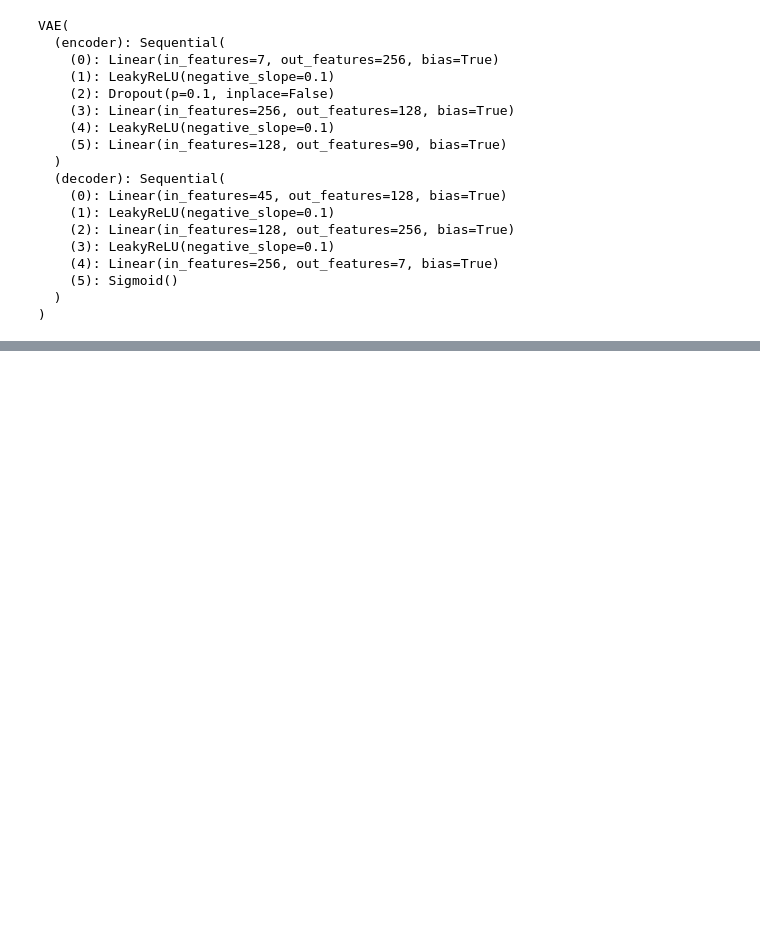
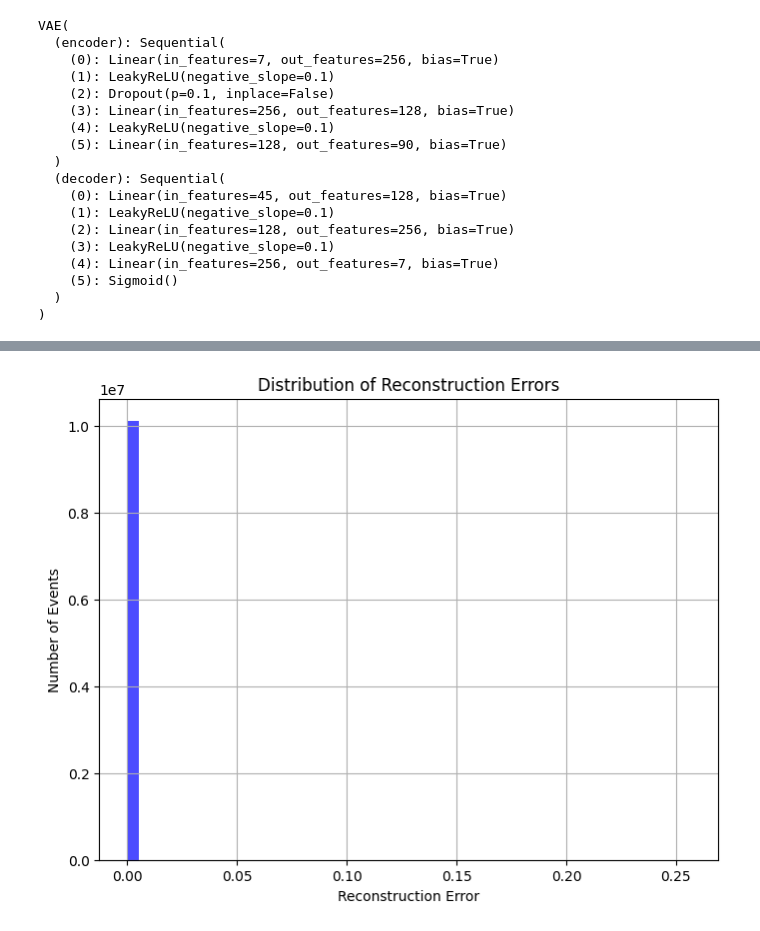
Before and after one commit to herormo/anomaly-detection-HEP, a Jupyter notebook: main.ipynb, the cells around one changed output, grey strips where cells are left out. Saved outputs shown, nothing was run; the diff lists cells and outputs as text; code cells hidden in the pictures; blank space fills up the shorter version.

```diff
--- a/main.ipynb
+++ b/main.ipynb
@@ -660,0 +696,23 @@ TypeError: loss_function() missing 1 required positional argument: 'recon_loss_h
+# %%
+def plot_reconstruction_error(test_loader, vae, device):
+    vae.eval()
+    recon_errors = []
+
+    with torch.no_grad():
+        for batch in test_loader:
+            batch = batch[0].view(batch[0].size(0), -1).to(device)
+            x_recon, mu, logvar = vae(batch)
+            recon_loss = F.mse_loss(x_recon, batch, reduction='none').mean(dim=1)
+            recon_errors.extend(recon_loss.cpu().numpy())
+
+    plt.figure(figsize=(8, 6))
+    plt.hist(recon_errors, bins=50, color='blue', alpha=0.7)
+    plt.xlabel('Reconstruction Error')
+    plt.ylabel('Number of Events')
+    plt.title('Distribution of Reconstruction Errors')
+    plt.grid(True)
+    plt.show()
+
+plot_reconstruction_error(test_loader, vae, device)
+# %% [output]
+[figure, added]
```
Also changed, not shown: parts of 31 cells of this notebook, 7 other files.
